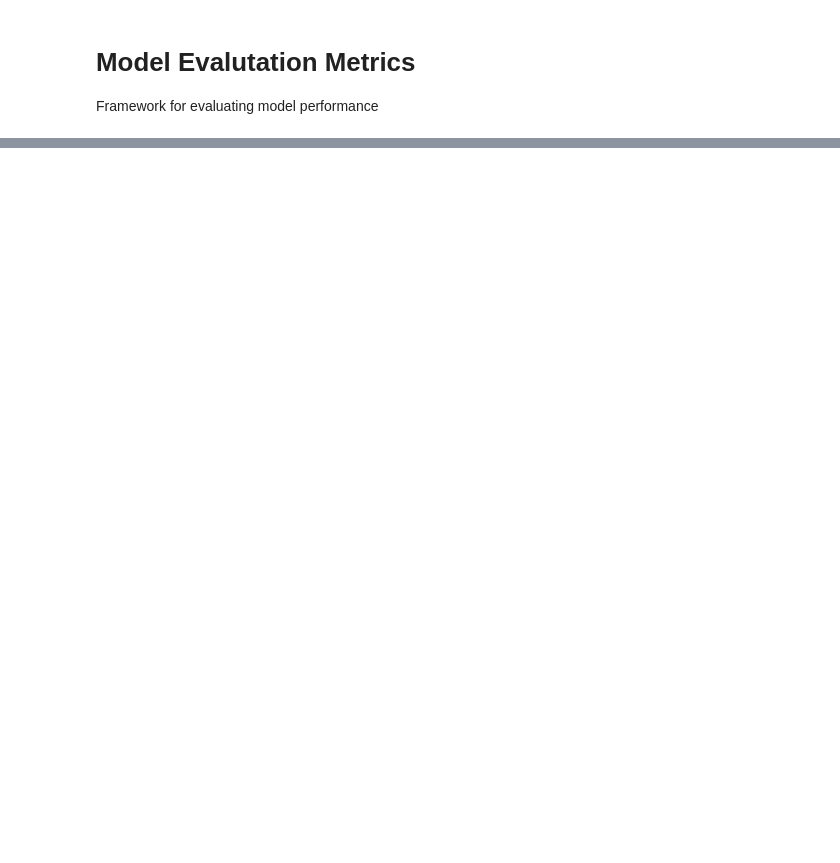
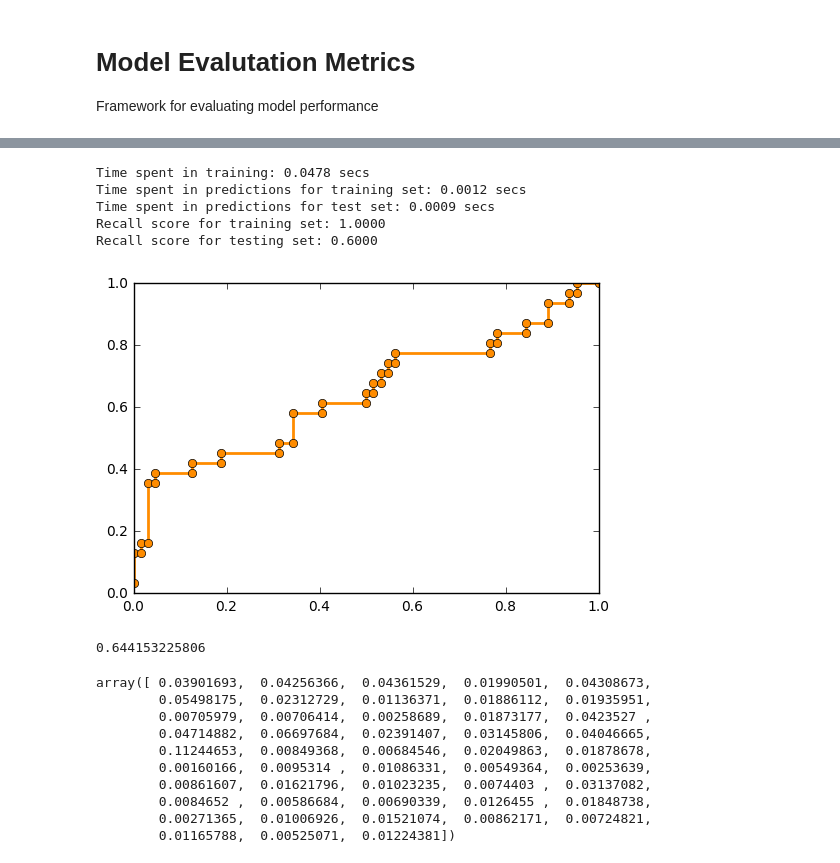
Before and after one commit to shelleygoel/machine-learning, a Jupyter notebook: projects/student_intervention/Ensemble Methods.ipynb, the cells around one changed output, grey strips where cells are left out. Drawn from its saved outputs; the diff is of its cells as text; code cells hidden in the pictures; blank space fills up the shorter version.

```diff
--- a/projects/student_intervention/Ensemble Methods.ipynb
+++ b/projects/student_intervention/Ensemble Methods.ipynb
@@ -117,7 +117,7 @@ def numerical_transform_features(features):
     # Convert 'yes' and 'no' to numerical values 0 and 1
     nominal_cols = features.columns[features.dtypes == 'object']
     for col in nominal_cols:
-        features[col] = features[col].replace(to_replace={'yes':1, 'no':0})
+        features[col] = features[col].replace(to_replace={'yes':0, 'no':1})
 
     # Create dummy variables for categorical features like school, famsize, Pstatus,
     #  Mjob, Fjob, gaurdian, reason etc.
@@ -275,0 +340,42 @@ F1 score for testing set: 0.7778
+# %%
+## Boosting
+from sklearn.ensemble import AdaBoostClassifier
+from sklearn.tree import DecisionTreeClassifier
+
+bdt = AdaBoostClassifier(DecisionTreeClassifier(max_depth=10, min_samples_split=3),algorithm='SAMME',\
+                        n_estimators=15,learning_rate=0.6, random_state=42)
+
+clf_bdt = classifier(bdt, recall_score)
+clf_bdt.train(features_train, labels_train)
+predictions = clf_bdt.predict(features_train, features_test)
+clf_bdt.get_error(features_train, labels_train, test=False)
+clf_bdt.get_error(features_test, labels_test)
+clf_bdt.get_report(metric="Recall")
+# %% [output]
+Time spent in training: 0.0478 secs
+Time spent in predictions for training set: 0.0012 secs
+Time spent in predictions for test set: 0.0009 secs
+Recall score for training set: 1.0000
+Recall score for testing set: 0.6000
+# %%
+y_prob_test = clf_bdt.clf.predict_proba(features_test)
+fpr, tpr, _ = roc_curve(labels_test, y_prob_test[:,1])
+from sklearn.metrics import  auc
+auc = auc(fpr, tpr)
+
+plt.plot(fpr,tpr,color='darkorange',lw=2, marker='o',label='Random Forest ')
+plt.show()
+print(auc)
+# %% [output]
+[figure, added]
+0.644153225806
+array([ 0.03901693,  0.04256366,  0.04361529,  0.01990501,  0.04308673,
+        0.05498175,  0.02312729,  0.01136371,  0.01886112,  0.01935951,
+        0.00705979,  0.00706414,  0.00258689,  0.01873177,  0.0423527 ,
+        0.04714882,  0.06697684,  0.02391407,  0.03145806,  0.04046665,
+        0.11244653,  0.00849368,  0.00684546,  0.02049863,  0.01878678,
+        0.00160166,  0.0095314 ,  0.01086331,  0.00549364,  0.00253639,
+        0.00861607,  0.01621796,  0.01023235,  0.0074403 ,  0.03137082,
+        0.0084652 ,  0.00586684,  0.00690339,  0.0126455 ,  0.01848738,
+        0.00271365,  0.01006926,  0.01521074,  0.00862171,  0.00724821,
+        0.01165788,  0.00525071,  0.01224381])
```
Also changed, not shown: parts of 11 cells of this notebook.
